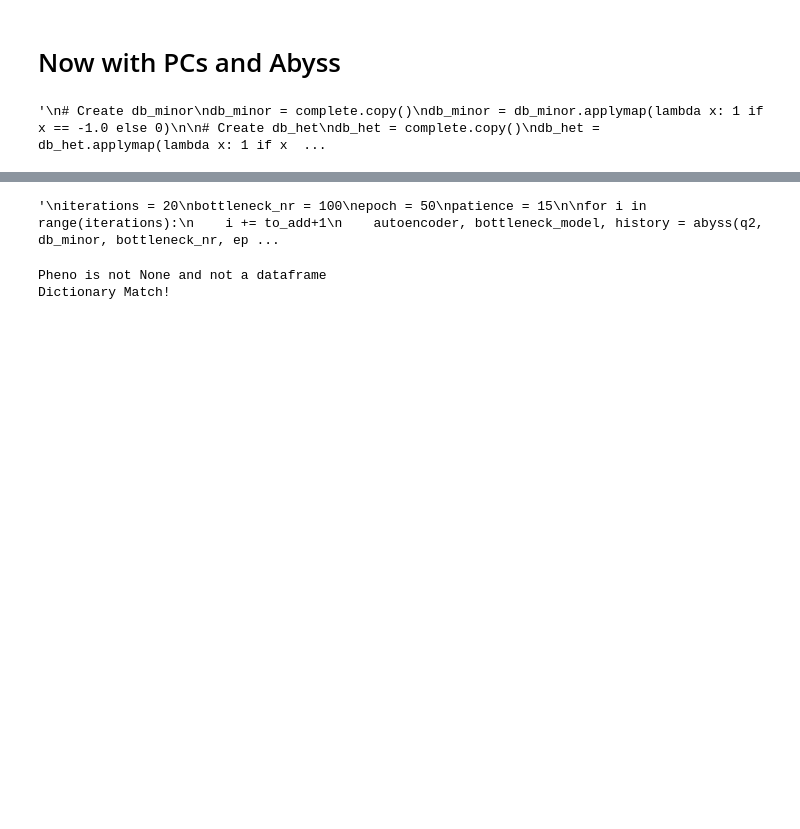
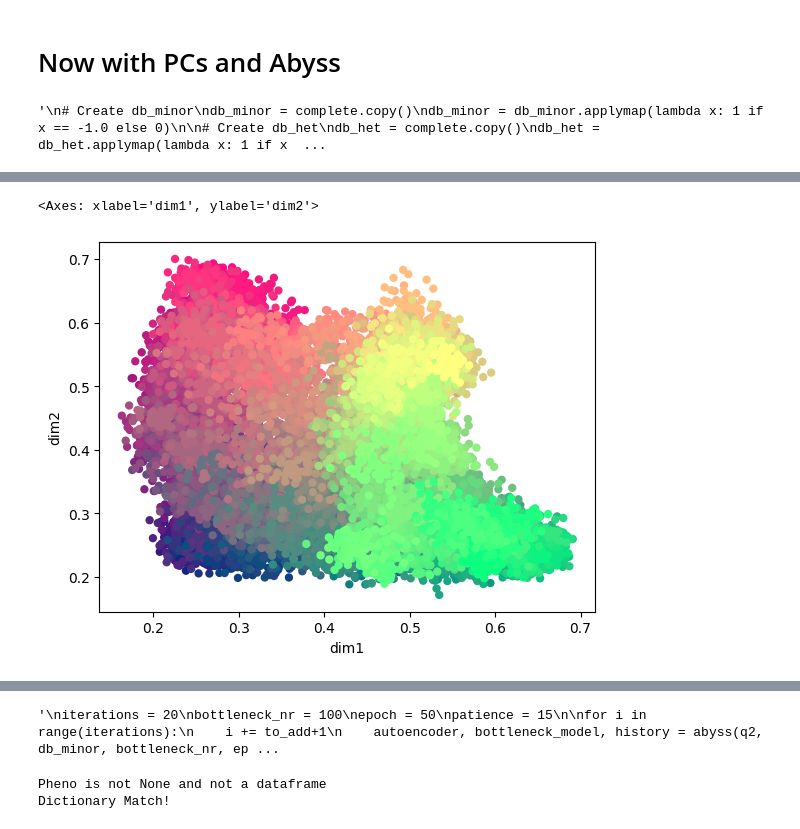
Before and after one commit to mat2m10/abyss_simulation, a Jupyter notebook: 09 Analysis only environment.ipynb, the cells around one changed output, grey strips where cells are left out. Cells and saved outputs as stored; diff of their text form; code cells hidden in the pictures; blank space fills up the shorter version.

```diff
--- a/09 Analysis only environment.ipynb
+++ b/09 Analysis only environment.ipynb
@@ -387,0 +422,5 @@ except Exception as e:
+# %%
+sns.scatterplot(x='dim1', y='dim2', data=p2_bottle, c=palette, linewidth=0)
+# %% [output]
+<Axes: xlabel='dim1', ylabel='dim2'>
+[figure, added]
```
Also changed, not shown: parts of 12 cells of this notebook.
